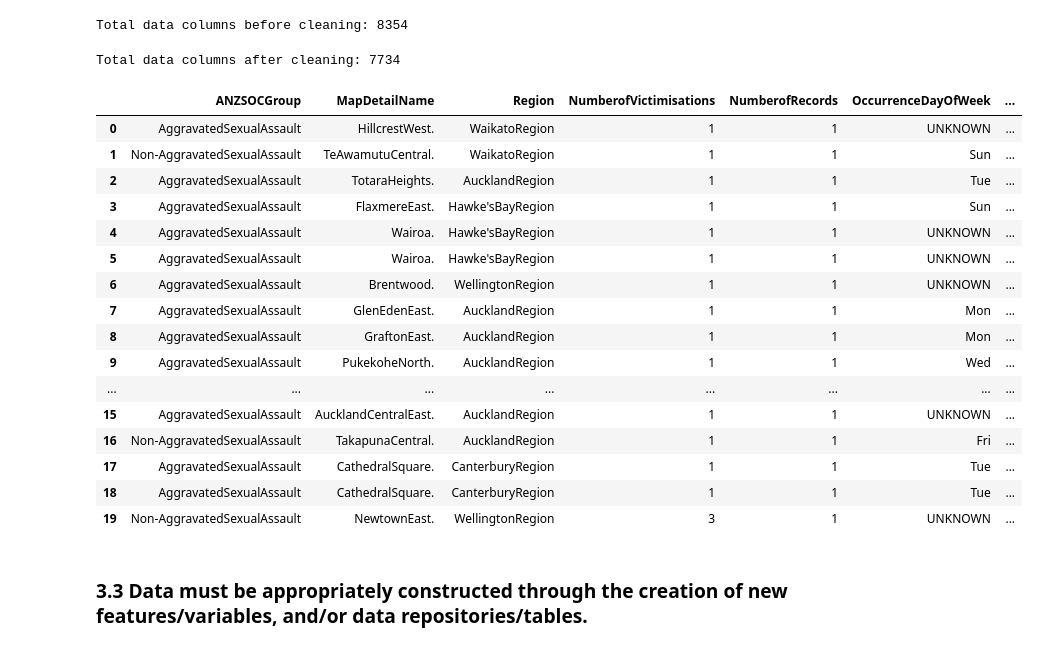
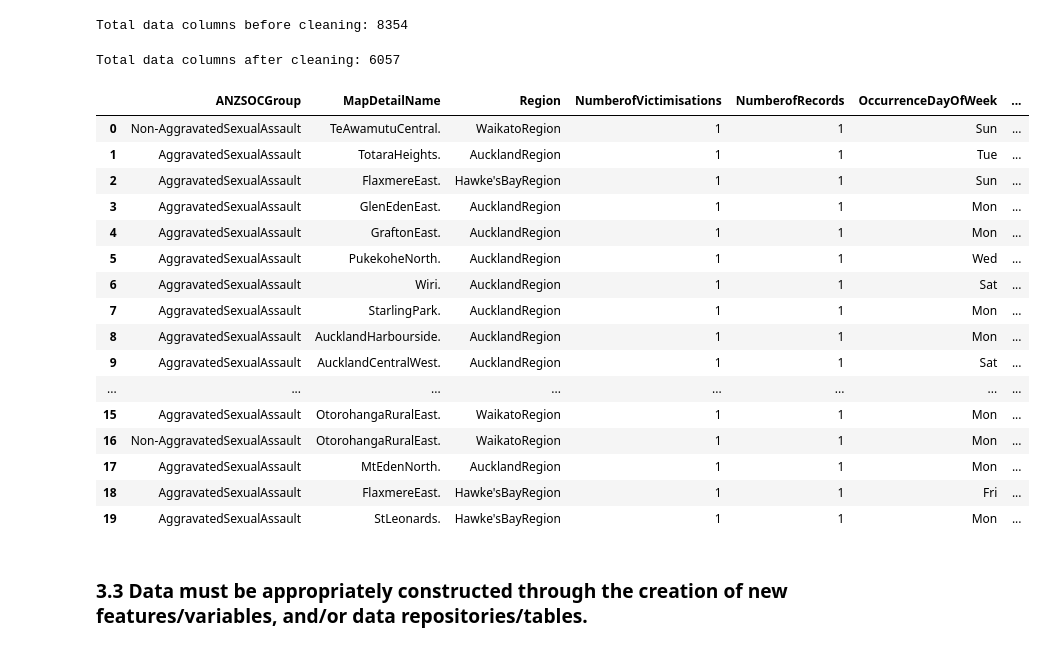
Before and after one commit to 129emma/DataMiningandBigData, a Jupyter notebook: Iteration 4.ipynb, the cells around one changed output. Cells and saved outputs as stored; diff of their text form; code cells hidden in the pictures.

```diff
--- a/Iteration 4.ipynb
+++ b/Iteration 4.ipynb
@@ -76,30 +79,33 @@ Total data columns before cleaning: 8354
 # %%
 # Drop null values with their rows
 droppedTable = dataFrame.na.drop()
+# %%
+# Drop rows with UNKOWN occurrenceDayofWeek
+cleanTable = droppedTable.filter(~col('OccurrenceDayOfWeek').isin(['UNKNOWN']))
 # %%
 # Show columns after cleaning
-print("Total data columns after cleaning:", droppedTable.count())
+print("Total data columns after cleaning:", cleanTable.count())
 
-pd.DataFrame(droppedTable.take(20), columns=droppedTable.columns)
+pd.DataFrame(cleanTable.take(20), columns=cleanTable.columns)
 # %% [output]
-Total data columns after cleaning: 7734
+Total data columns after cleaning: 6057
 |  | ANZSOCGroup | MapDetailName | Region | NumberofVictimisations | NumberofRecords | OccurrenceDayOfWeek | ... |
-| 0 | AggravatedSexualAssault | HillcrestWest. | WaikatoRegion | 1 | 1 | UNKNOWN | ... |
-| 1 | Non-AggravatedSexualAssault | TeAwamutuCentral. | WaikatoRegion | 1 | 1 | Sun | ... |
-| 2 | AggravatedSexualAssault | TotaraHeights. | AucklandRegion | 1 | 1 | Tue | ... |
-| 3 | AggravatedSexualAssault | FlaxmereEast. | Hawke'sBayRegion | 1 | 1 | Sun | ... |
-| 4 | AggravatedSexualAssault | Wairoa. | Hawke'sBayRegion | 1 | 1 | UNKNOWN | ... |
-| 5 | AggravatedSexualAssault | Wairoa. | Hawke'sBayRegion | 1 | 1 | UNKNOWN | ... |
-| 6 | AggravatedSexualAssault | Brentwood. | WellingtonRegion | 1 | 1 | UNKNOWN | ... |
-| 7 | AggravatedSexualAssault | GlenEdenEast. | AucklandRegion | 1 | 1 | Mon | ... |
-| 8 | AggravatedSexualAssault | GraftonEast. | AucklandRegion | 1 | 1 | Mon | ... |
-| 9 | AggravatedSexualAssault | PukekoheNorth. | AucklandRegion | 1 | 1 | Wed | ... |
+| 0 | Non-AggravatedSexualAssault | TeAwamutuCentral. | WaikatoRegion | 1 | 1 | Sun | ... |
+| 1 | AggravatedSexualAssault | TotaraHeights. | AucklandRegion | 1 | 1 | Tue | ... |
+| 2 | AggravatedSexualAssault | FlaxmereEast. | Hawke'sBayRegion | 1 | 1 | Sun | ... |
+| 3 | AggravatedSexualAssault | GlenEdenEast. | AucklandRegion | 1 | 1 | Mon | ... |
+| 4 | AggravatedSexualAssault | GraftonEast. | AucklandRegion | 1 | 1 | Mon | ... |
+| 5 | AggravatedSexualAssault | PukekoheNorth. | AucklandRegion | 1 | 1 | Wed | ... |
+| 6 | AggravatedSexualAssault | Wiri. | AucklandRegion | 1 | 1 | Sat | ... |
+| 7 | AggravatedSexualAssault | StarlingPark. | AucklandRegion | 1 | 1 | Mon | ... |
+| 8 | AggravatedSexualAssault | AucklandHarbourside. | AucklandRegion | 1 | 1 | Mon | ... |
+| 9 | AggravatedSexualAssault | AucklandCentralWest. | AucklandRegion | 1 | 1 | Sat | ... |
 | ... | ... | ... | ... | ... | ... | ... | ... |
-| 15 | AggravatedSexualAssault | AucklandCentralEast. | AucklandRegion | 1 | 1 | UNKNOWN | ... |
-| 16 | Non-AggravatedSexualAssault | TakapunaCentral. | AucklandRegion | 1 | 1 | Fri | ... |
-| 17 | AggravatedSexualAssault | CathedralSquare. | CanterburyRegion | 1 | 1 | Tue | ... |
-| 18 | AggravatedSexualAssault | CathedralSquare. | CanterburyRegion | 1 | 1 | Tue | ... |
-| 19 | Non-AggravatedSexualAssault | NewtownEast. | WellingtonRegion | 3 | 1 | UNKNOWN | ... |
+| 15 | AggravatedSexualAssault | OtorohangaRuralEast. | WaikatoRegion | 1 | 1 | Mon | ... |
+| 16 | Non-AggravatedSexualAssault | OtorohangaRuralEast. | WaikatoRegion | 1 | 1 | Mon | ... |
+| 17 | AggravatedSexualAssault | MtEdenNorth. | AucklandRegion | 1 | 1 | Mon | ... |
+| 18 | AggravatedSexualAssault | FlaxmereEast. | Hawke'sBayRegion | 1 | 1 | Fri | ... |
+| 19 | AggravatedSexualAssault | StLeonards. | Hawke'sBayRegion | 1 | 1 | Mon | ... |
 # %% [markdown]
 ### 3.3 Data must be appropriately constructed through the creation of new features/variables, and/or data repositories/tables.
 # %%
```
Also changed, not shown: parts of 1 cell of this notebook.
